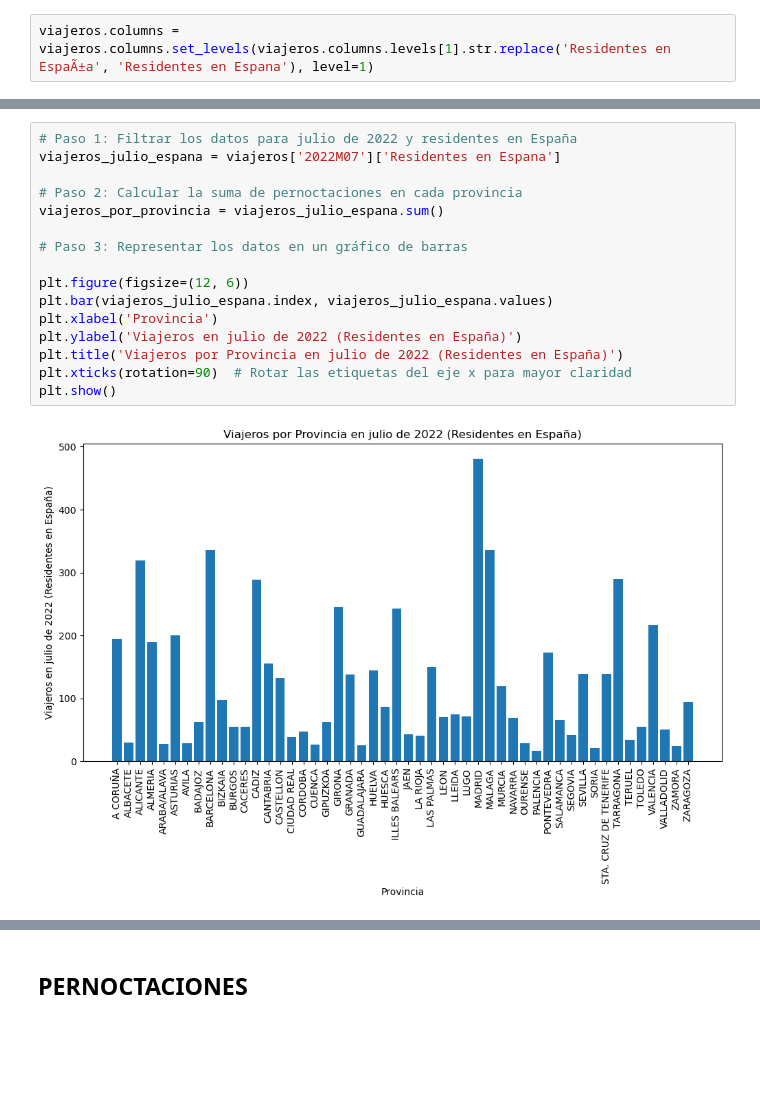
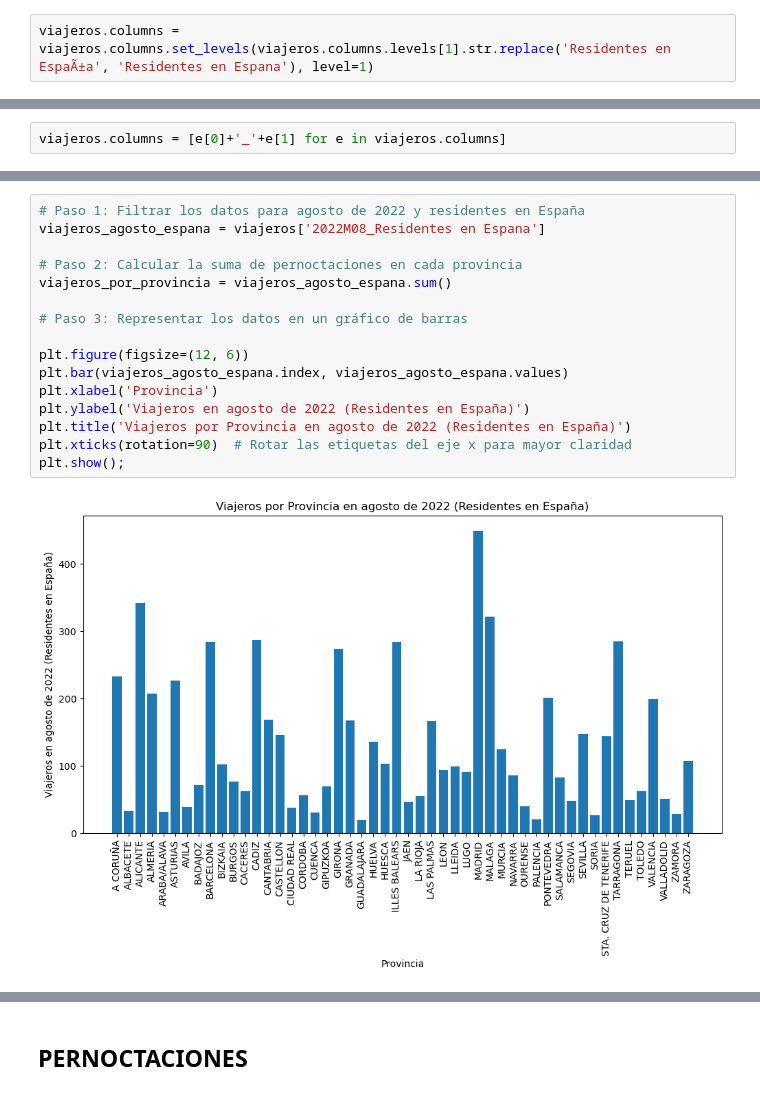
Before and after one commit to Carolina-MH/Project_ETL, a Jupyter notebook: notebook/INE_2022.ipynb, the cells around one changed output, grey strips where cells are left out. Cells and saved outputs as stored; diff of their text form; blank space fills up the shorter version.

```diff
--- a/notebook/INE_2022.ipynb
+++ b/notebook/INE_2022.ipynb
@@ -254,0 +191,2 @@ viajeros
+# %%
+viajeros.columns = [e[0]+'_'+e[1] for e in viajeros.columns]
@@ -271,20 +263,20 @@ plt.show()
 # %%
-# Paso 1: Filtrar los datos para julio de 2022 y residentes en España
-viajeros_julio_espana = viajeros['2022M07']['Residentes en Espana']
+# Paso 1: Filtrar los datos para agosto de 2022 y residentes en España
+viajeros_agosto_espana = viajeros['2022M08_Residentes en Espana']
 
 # Paso 2: Calcular la suma de pernoctaciones en cada provincia
-viajeros_por_provincia = viajeros_julio_espana.sum()
+viajeros_por_provincia = viajeros_agosto_espana.sum()
 
 # Paso 3: Representar los datos en un gráfico de barras
 
 plt.figure(figsize=(12, 6))
-plt.bar(viajeros_julio_espana.index, viajeros_julio_espana.values)
+plt.bar(viajeros_agosto_espana.index, viajeros_agosto_espana.values)
 plt.xlabel('Provincia')
-plt.ylabel('Viajeros en julio de 2022 (Residentes en España)')
-plt.title('Viajeros por Provincia en julio de 2022 (Residentes en España)')
+plt.ylabel('Viajeros en agosto de 2022 (Residentes en España)')
+plt.title('Viajeros por Provincia en agosto de 2022 (Residentes en España)')
 plt.xticks(rotation=90)  # Rotar las etiquetas del eje x para mayor claridad
-plt.show()
+plt.show();
 # %% [output]
-[figure, old version]
+[figure, new version]
 # %%
 # Paso 1: Filtrar los datos para julio de 2022 y residentes en España
```
Also changed, not shown: parts of 29 cells of this notebook, 18 other files.
